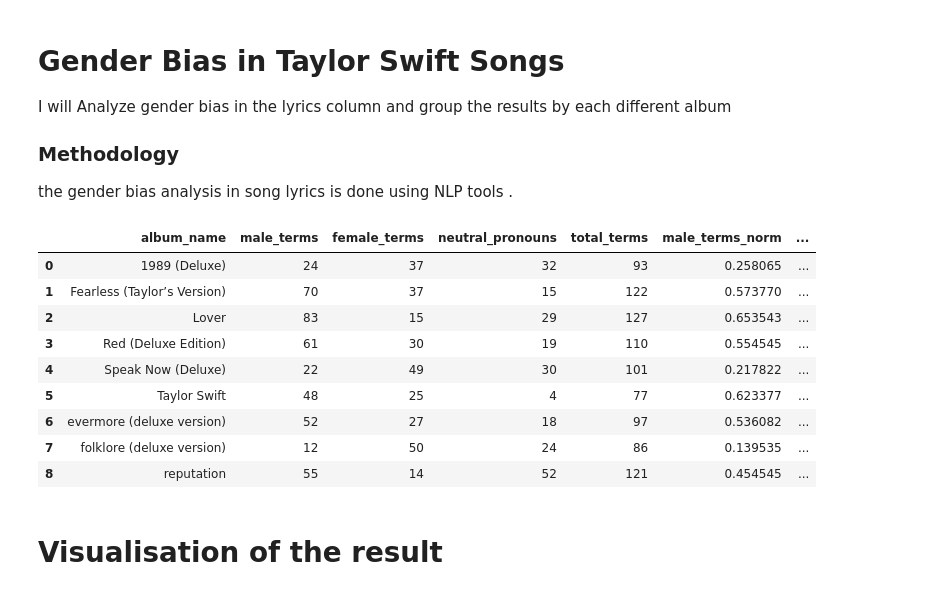
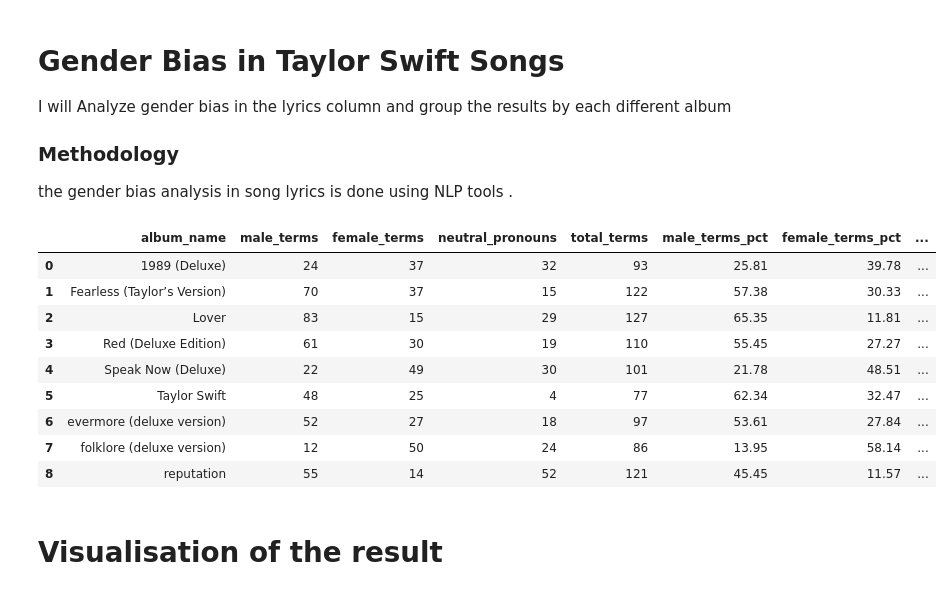
Before and after one commit to WafaaBajjouk/Gender-Bias-in-Taylor-swift-songs-, a Jupyter notebook: genderBias.ipynb, the cells around one changed output. Saved outputs shown, nothing was run; the diff lists cells and outputs as text; code cells hidden in the pictures.

```diff
--- a/genderBias.ipynb
+++ b/genderBias.ipynb
@@ -27,48 +27,56 @@ neutral_pronouns = ['they', 'them', 'theirs', 'themselves']
 
 compiled_patterns = {
     'male_terms': [re.compile(r'\b' + term + r'\b', flags=re.IGNORECASE) for term in male_terms],
     'female_terms': [re.compile(r'\b' + term + r'\b', flags=re.IGNORECASE) for term in female_terms],
     'neutral_pronouns': [re.compile(r'\b' + term + r'\b', flags=re.IGNORECASE) for term in neutral_pronouns]
 }
 
 def count_terms(text, pattern_list):
     """Count occurrences of compiled regex patterns in text."""
     if not isinstance(text, str):
         return 0
     return sum(len(pattern.findall(text)) for pattern in pattern_list)
 
 for term_type, patterns in compiled_patterns.items():
     df[term_type] = df['lyric'].apply(count_terms, pattern_list=patterns)
 
 # Group by album and sum
 album_stats = df.groupby('album_name').agg({
     'male_terms': 'sum',
     'female_terms': 'sum',
     'neutral_pronouns': 'sum'
 }).reset_index()
 
 album_stats['total_terms'] = album_stats['male_terms'] + album_stats['female_terms'] + album_stats['neutral_pronouns']
 
-album_stats['male_terms_norm'] = album_stats['male_terms'] / album_stats['total_terms']
-album_stats['female_terms_norm'] = album_stats['female_terms'] / album_stats['total_terms']
-album_stats['neutral_pronouns_norm'] = album_stats['neutral_pronouns'] / album_stats['total_terms']
 
-# Calculate gender bias
-album_stats['gender_bias'] = album_stats['male_terms_norm'] - album_stats['female_terms_norm']
+# Recalculating normalized term counts to reflect percentages
+album_stats['male_terms_pct'] = (album_stats['male_terms'] / album_stats['total_terms']) * 100
+album_stats['female_terms_pct'] = (album_stats['female_terms'] / album_stats['total_terms']) * 100
+album_stats['neutral_pronouns_pct'] = (album_stats['neutral_pronouns'] / album_stats['total_terms']) * 100
+
+album_stats['male_terms_pct'] = album_stats['male_terms_pct'].apply(lambda x: f"{x:.2f}")
+album_stats['female_terms_pct'] = album_stats['female_terms_pct'].apply(lambda x: f"{x:.2f}")
+album_stats['neutral_pronouns_pct'] = album_stats['neutral_pronouns_pct'].apply(lambda x: f"{x:.2f}")
 
 
+album_stats[['album_name', 'male_terms_pct', 'female_terms_pct', 'neutral_pronouns_pct', ]]
+
+
+output_filename = 'album_gender_bias_stats.csv'
+album_stats.to_csv(output_filename, index=False)
 album_stats
 # %% [output]
-|  | album_name | male_terms | female_terms | neutral_pronouns | total_terms | male_terms_norm | ... |
-| 0 | 1989 (Deluxe) | 24 | 37 | 32 | 93 | 0.258065 | ... |
-| 1 | Fearless (Taylor’s Version) | 70 | 37 | 15 | 122 | 0.573770 | ... |
-| 2 | Lover | 83 | 15 | 29 | 127 | 0.653543 | ... |
-| 3 | Red (Deluxe Edition) | 61 | 30 | 19 | 110 | 0.554545 | ... |
-| 4 | Speak Now (Deluxe) | 22 | 49 | 30 | 101 | 0.217822 | ... |
-| 5 | Taylor Swift | 48 | 25 | 4 | 77 | 0.623377 | ... |
-| 6 | evermore (deluxe version) | 52 | 27 | 18 | 97 | 0.536082 | ... |
-| 7 | folklore (deluxe version) | 12 | 50 | 24 | 86 | 0.139535 | ... |
-| 8 | reputation | 55 | 14 | 52 | 121 | 0.454545 | ... |
+|  | album_name | male_terms | female_terms | neutral_pronouns | total_terms | male_terms_pct | female_terms_pct | ... |
+| 0 | 1989 (Deluxe) | 24 | 37 | 32 | 93 | 25.81 | 39.78 | ... |
+| 1 | Fearless (Taylor’s Version) | 70 | 37 | 15 | 122 | 57.38 | 30.33 | ... |
+| 2 | Lover | 83 | 15 | 29 | 127 | 65.35 | 11.81 | ... |
+| 3 | Red (Deluxe Edition) | 61 | 30 | 19 | 110 | 55.45 | 27.27 | ... |
+| 4 | Speak Now (Deluxe) | 22 | 49 | 30 | 101 | 21.78 | 48.51 | ... |
+| 5 | Taylor Swift | 48 | 25 | 4 | 77 | 62.34 | 32.47 | ... |
+| 6 | evermore (deluxe version) | 52 | 27 | 18 | 97 | 53.61 | 27.84 | ... |
+| 7 | folklore (deluxe version) | 12 | 50 | 24 | 86 | 13.95 | 58.14 | ... |
+| 8 | reputation | 55 | 14 | 52 | 121 | 45.45 | 11.57 | ... |
 # %% [markdown]
 # Visualisation of the result
 # %%
```
Also changed, not shown: parts of 1 cell of this notebook, 13 other files.
